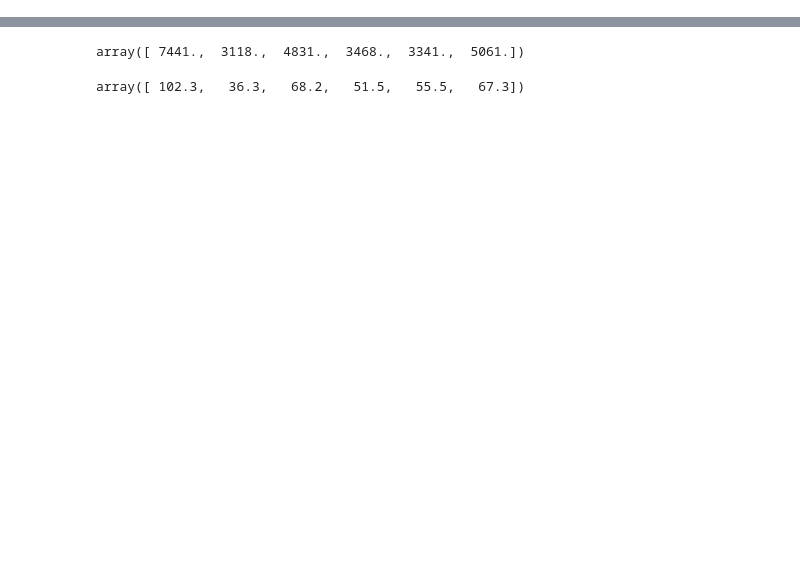
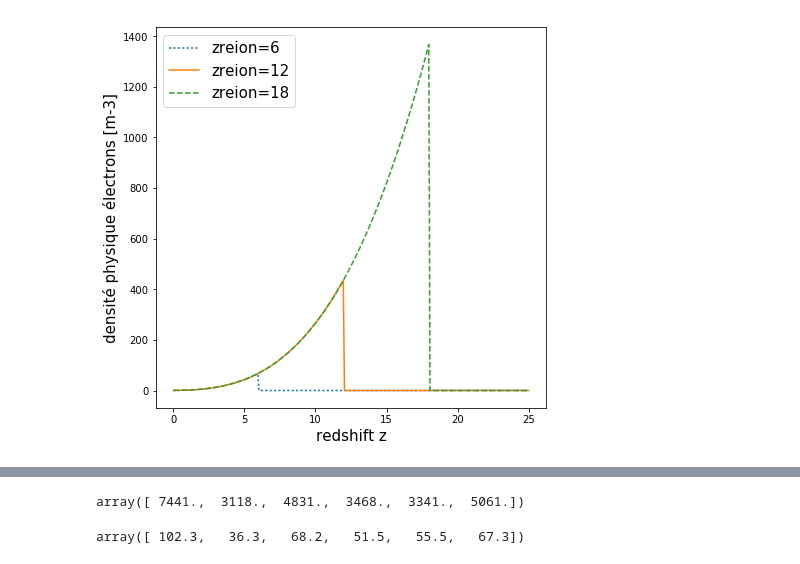
Before and after one commit to domaubert/LCosmo, a Jupyter notebook: datafig/strom/plotstrom.ipynb, the cells around one changed output, grey strips where cells are left out. Drawn from its saved outputs; the diff is of its cells as text; code cells hidden in the pictures; blank space fills up the shorter version.

```diff
--- a/datafig/strom/plotstrom.ipynb
+++ b/datafig/strom/plotstrom.ipynb
@@ -25,3 +24,19 @@ plt.ylabel('rfront/Rs')
+# %%
+z=np.linspace(0,25,num=300)
+n=0.2*(1+z)**3
+s1=n*(z<6)
+s2=n*(z<12)
+s3=n*(z<18)
+
+plt.plot(z,s1,':',label='zreion=6')
+plt.plot(z,s2,label='zreion=12')
+plt.plot(z,s3,'--',label='zreion=18')
+plt.legend(fontsize=15)
+plt.xlabel('redshift z',fontsize=15)
+plt.ylabel('densité physique électrons [m-3]',fontsize=15)
+plt.savefig('ne.png')
+# %% [output]
+[figure, added]
 # %%
 hmf0=np.loadtxt('mVector_PLANCK-SMT z: 0.0.txt',skiprows=12)
 m0=hmf0[:,0]
```
Also changed, not shown: parts of 2 cells of this notebook, 21 other files.
